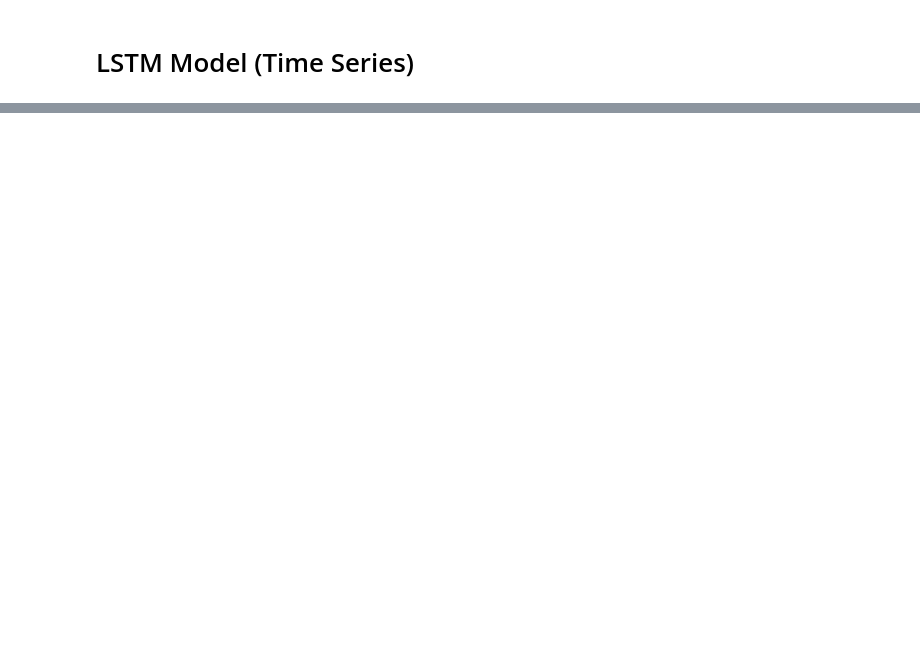
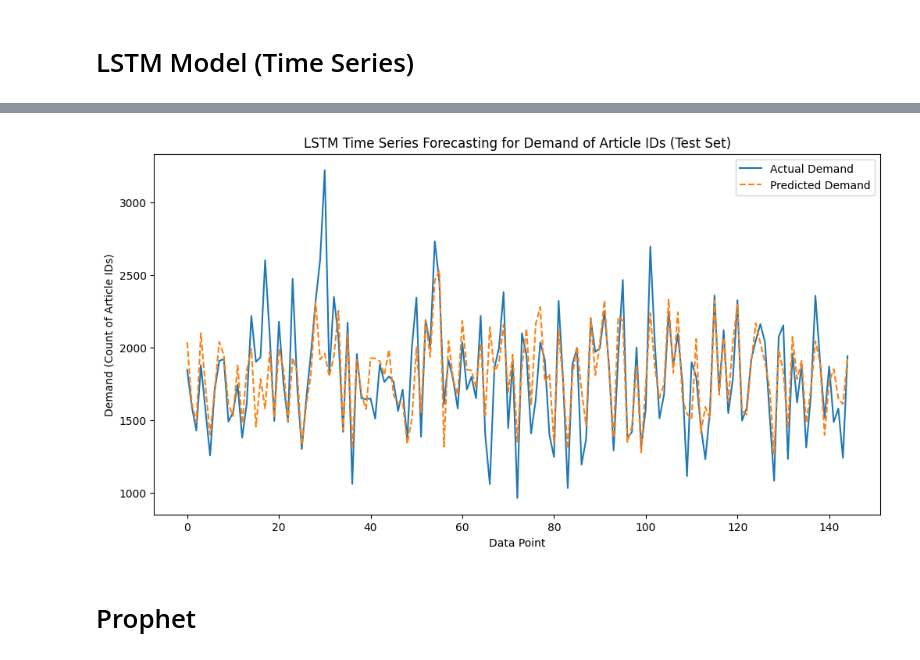
Before and after one commit to jblackM1/AAI_590-Capstone-Project, a Jupyter notebook: AAI_590_Capstone.ipynb, the cells around one changed output, grey strips where cells are left out. Cells and saved outputs as stored; diff of their text form; code cells hidden in the pictures; blank space fills up the shorter version.

```diff
--- a/AAI_590_Capstone.ipynb
+++ b/AAI_590_Capstone.ipynb
@@ -655,10 +794,10 @@ y_train, y_test = y[:train_size], y[train_size:]
 # %%
-# Build an LSTM model
+# Define the LSTM model
 model = Sequential()
-model.add(LSTM(50, activation='relu', input_shape=(n_steps, 1)))
-model.add(Dense(1))
-model.compile(optimizer=Adam(learning_rate=0.1), loss='mean_squared_error')
+model.add(LSTM(units=50, activation='relu', input_shape=(n_steps, 1)))
+model.add(Dense(units=1))
+model.compile(optimizer='adam', loss='mse')
 # %%
-# Train the model
-model.fit(X_train, y_train, epochs=10, batch_size=32)
+# Fit the LSTM model on the training set
+model.fit(X_train, y_train, epochs=50, batch_size=32)
 # %% [output]
@@ -670,3 +822,3 @@ Epoch 3/10
 # %%
-# Make predictions
-y_pred = model.predict(X_test)
+# Make predictions on the test set
+predictions = model.predict(X_test)
@@ -673,10 +827,17 @@ y_pred = model.predict(X_test)
-# %%
-# Inverse transform the predictions to the original scale
-y_pred = scaler.inverse_transform(y_pred)
-y_test = scaler.inverse_transform(y_test)
-
-# Plot the actual vs. predicted values
-plt.plot(y_test, label='Actual')
-plt.plot(y_pred, label='Predicted')
-plt.legend()
-plt.show()
+# %%
+# Reverse the scaling for better interpretation of results
+predictions = scaler.inverse_transform(predictions)
+y_test_actual = scaler.inverse_transform(y_test.reshape(-1, 1))
+
+plt.figure(figsize=(12, 6))
+plt.plot(y_test_actual, label='Actual Demand')b
+plt.plot(predictions, label='Predicted Demand', linestyle='dashed')
+plt.title('LSTM Time Series Forecasting for Demand of Article IDs (Test Set)')
+plt.xlabel('Data Point')
+plt.ylabel('Demand (Count of Article IDs)')
+plt.legend()
+plt.show()
+# %% [output]
+[figure, added]
+# %% [markdown]
+# Prophet
```
Also changed, not shown: parts of 47 cells of this notebook.
